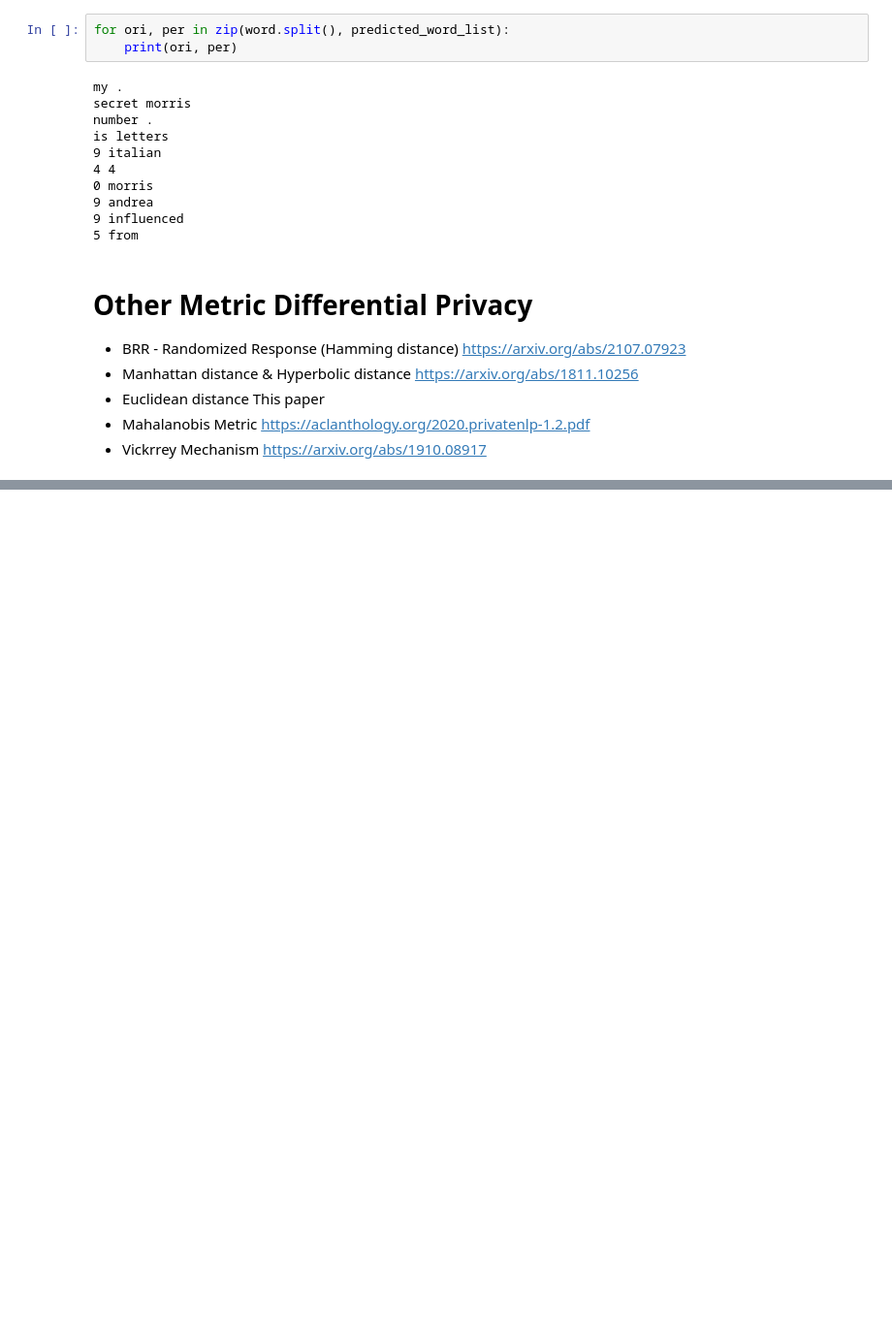
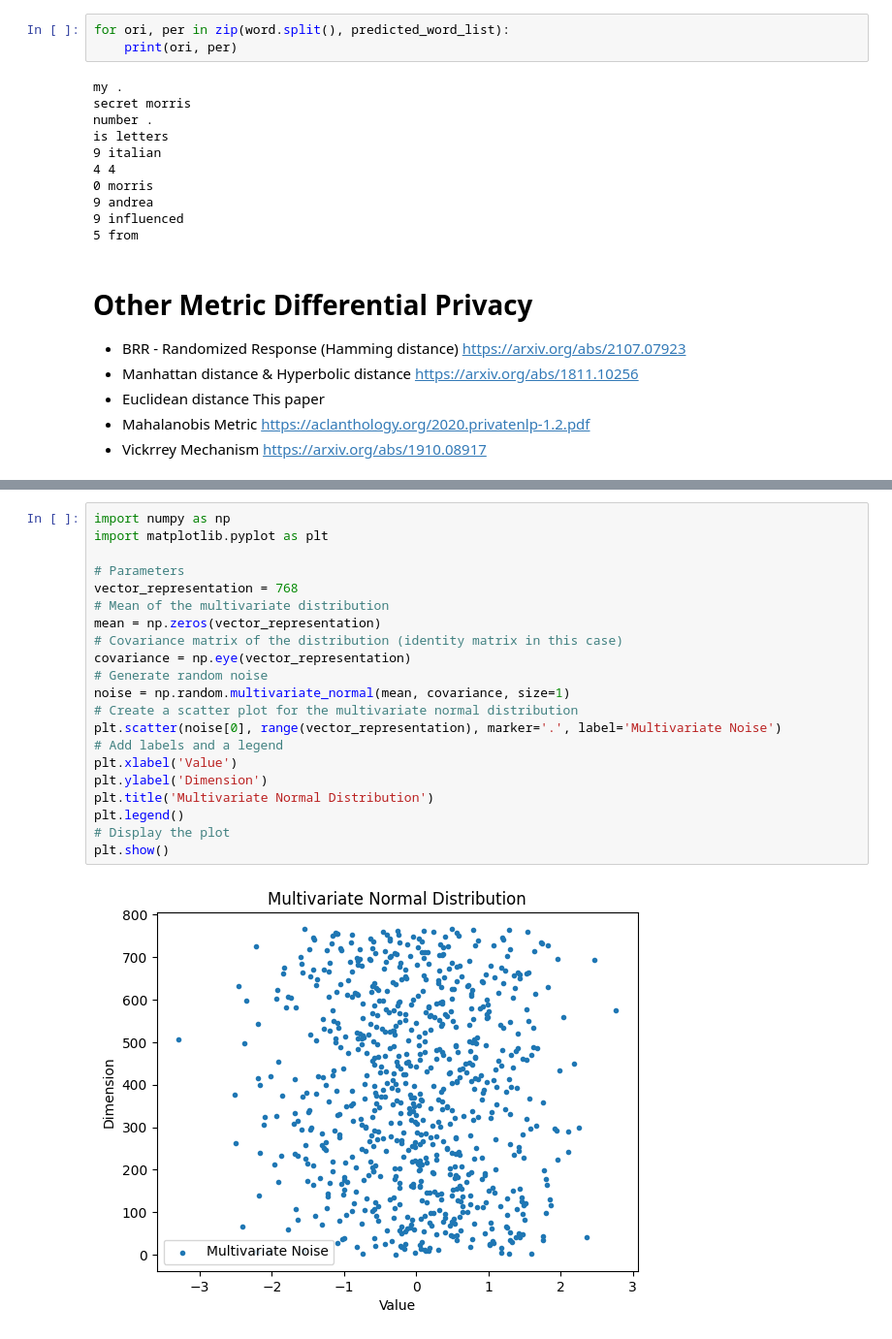
Before and after one commit to guntsvzz/Differential-Privacy, a Jupyter notebook: PrivateEmbedding/dx-privacy.ipynb, the cells around one changed output, grey strips where cells are left out. Shown at 97% size. Saved outputs shown, nothing was run; the diff lists cells and outputs as text; blank space fills up the shorter version.

```diff
--- a/PrivateEmbedding/dx-privacy.ipynb
+++ b/PrivateEmbedding/dx-privacy.ipynb
@@ -135,0 +157,23 @@ is letters
+# %%
+import numpy as np
+import matplotlib.pyplot as plt
+
+# Parameters
+vector_representation = 768
+# Mean of the multivariate distribution
+mean = np.zeros(vector_representation)
+# Covariance matrix of the distribution (identity matrix in this case)
+covariance = np.eye(vector_representation)
+# Generate random noise
+noise = np.random.multivariate_normal(mean, covariance, size=1)
+# Create a scatter plot for the multivariate normal distribution
+plt.scatter(noise[0], range(vector_representation), marker='.', label='Multivariate Noise')
+# Add labels and a legend
+plt.xlabel('Value')
+plt.ylabel('Dimension')
+plt.title('Multivariate Normal Distribution')
+plt.legend()
+# Display the plot
+plt.show()
+# %% [output]
+[figure, added]
```
Also changed, not shown: parts of 1 cell of this notebook, 1 other file.
